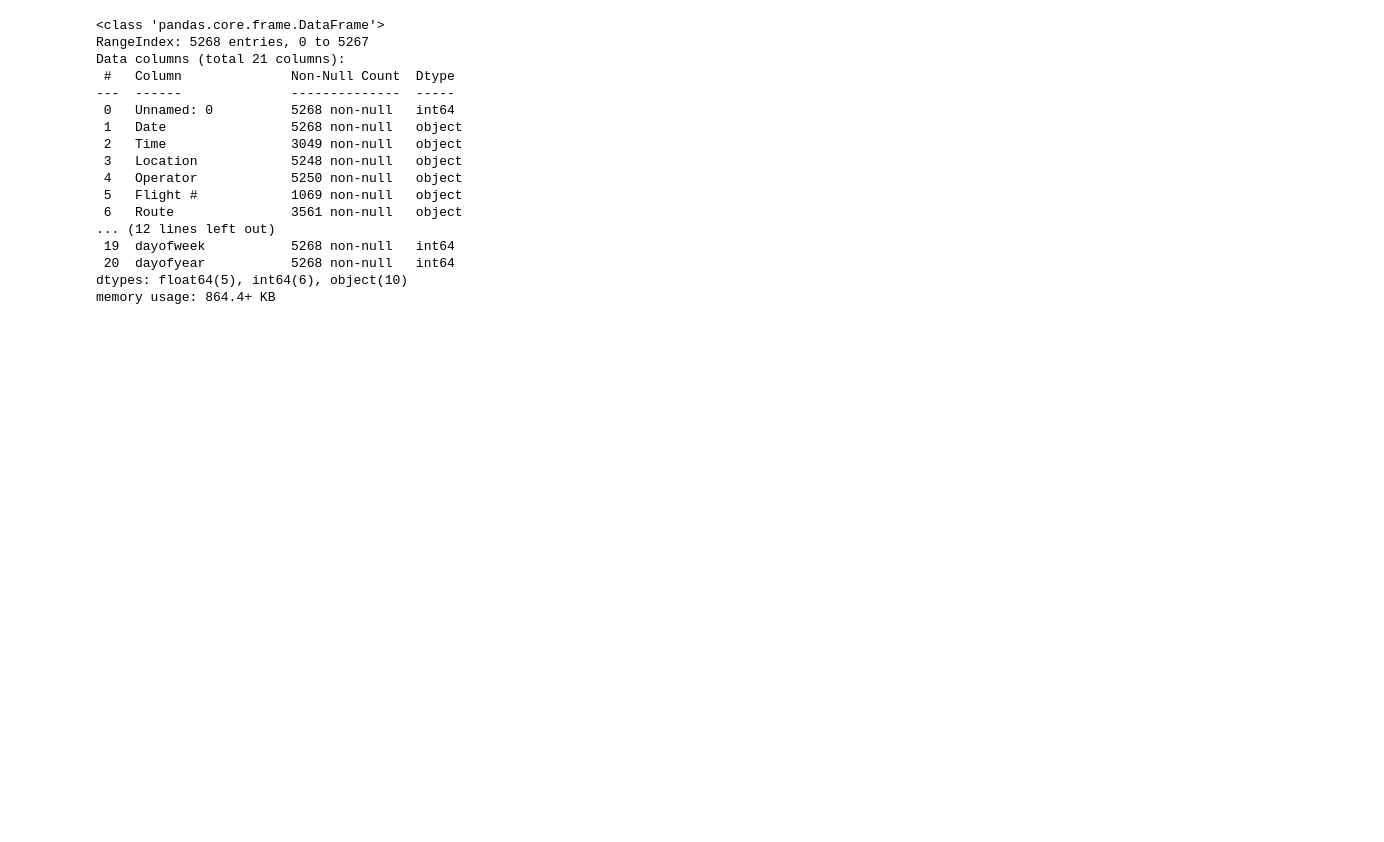
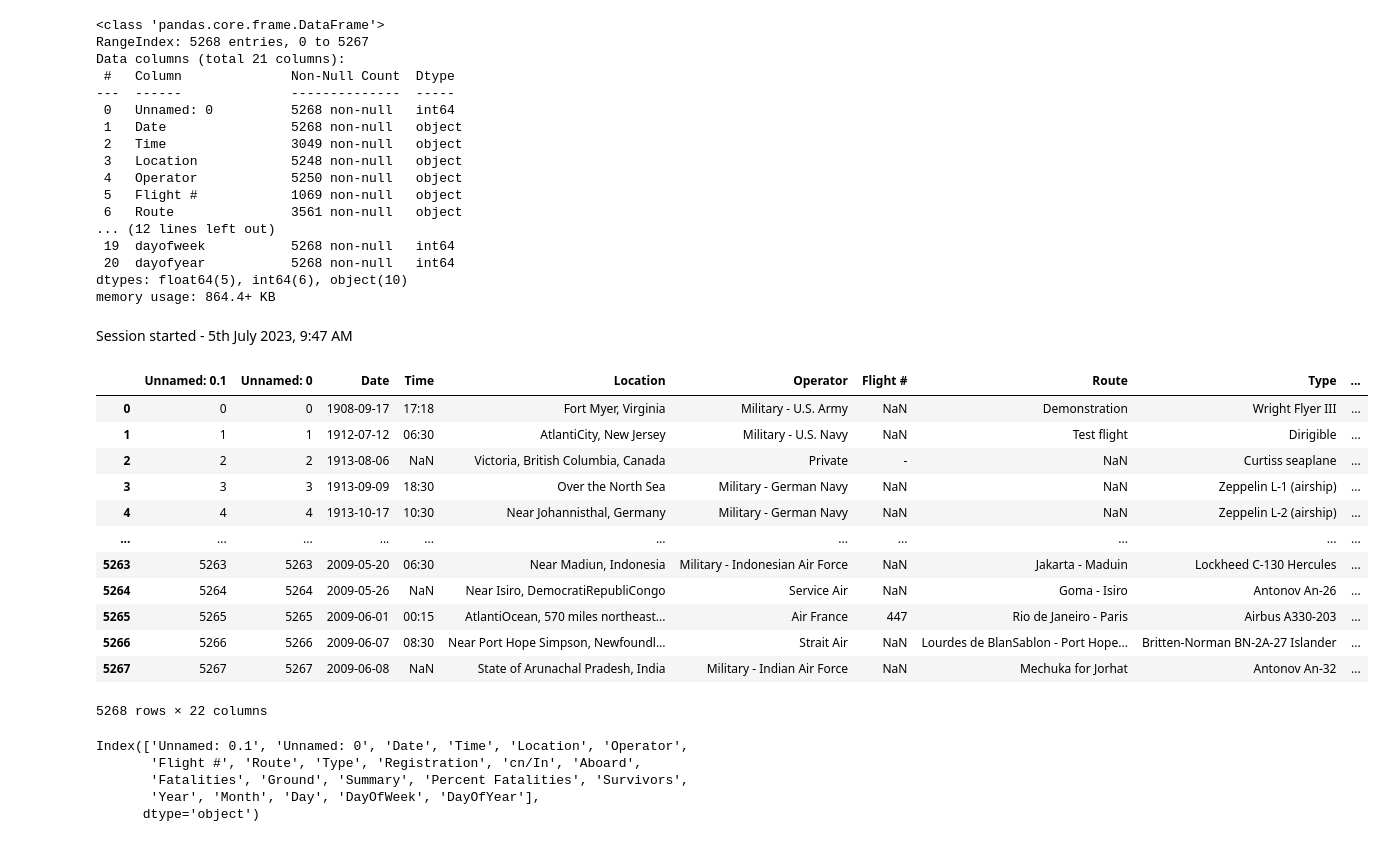
Before and after one commit to Lfg2st/aircraft-crashes-data-EDA, a Jupyter notebook: notebooks/main.ipynb, the cells around one changed output. Saved outputs shown, nothing was run; the diff lists cells and outputs as text; code cells hidden in the pictures; blank space fills up the shorter version.

```diff
--- a/aircraft-crashes-eda/notebooks/main.ipynb
+++ b/notebooks/main.ipynb
@@ -571,3 +567,23 @@ Data columns (total 21 columns):
  20  dayofyear           5268 non-null   int64
 dtypes: float64(5), int64(6), object(10)
 memory usage: 864.4+ KB
+# %% [markdown]
+Session started - 5th July 2023, 9:47 AM
+# %%
+df = pd.read_csv('../data/dataset-logs/30-06-2023-12_20-df.csv')
+# %%
+df
+# %% [output]
+|  | Unnamed: 0.1 | Unnamed: 0 | Date | Time | Location | Operator | Flight # | Route | Type | ... |
+| 0 | 0 | 0 | 1908-09-17 | 17:18 | Fort Myer, Virginia | Military - U.S. Army | NaN | Demonstration | Wright Flyer III | ... |
+| 1 | 1 | 1 | 1912-07-12 | 06:30 | AtlantiCity, New Jersey | Military - U.S. Navy | NaN | Test flight | Dirigible | ... |
+| 2 | 2 | 2 | 1913-08-06 | NaN | Victoria, British Columbia, Canada | Private | - | NaN | Curtiss seaplane | ... |
+| 3 | 3 | 3 | 1913-09-09 | 18:30 | Over the North Sea | Military - German Navy | NaN | NaN | Zeppelin L-1 (airship) | ... |
+| 4 | 4 | 4 | 1913-10-17 | 10:30 | Near Johannisthal, Germany | Military - German Navy | NaN | NaN | Zeppelin L-2 (airship) | ... |
+| ... | ... | ... | ... | ... | ... | ... | ... | ... | ... | ... |
+| 5263 | 5263 | 5263 | 2009-05-20 | 06:30 | Near Madiun, Indonesia | Military - Indonesian Air Force | NaN | Jakarta - Maduin | Lockheed C-130 Hercules | ... |
+| 5264 | 5264 | 5264 | 2009-05-26 | NaN | Near Isiro, DemocratiRepubliCongo | Service Air | NaN | Goma - Isiro | Antonov An-26 | ... |
+| 5265 | 5265 | 5265 | 2009-06-01 | 00:15 | AtlantiOcean, 570 miles northeast... | Air France | 447 | Rio de Janeiro - Paris | Airbus A330-203 | ... |
+| 5266 | 5266 | 5266 | 2009-06-07 | 08:30 | Near Port Hope Simpson, Newfoundl... | Strait Air | NaN | Lourdes de BlanSablon - Port Hope... | Britten-Norman BN-2A-27 Islander | ... |
+| 5267 | 5267 | 5267 | 2009-06-08 | NaN | State of Arunachal Pradesh, India | Military - Indian Air Force | NaN | Mechuka for Jorhat | Antonov An-32 | ... |
+5268 rows × 22 columns
@@ -573,0 +592,8 @@ memory usage: 864.4+ KB
+# %%
+df.columns
+# %% [output]
+Index(['Unnamed: 0.1', 'Unnamed: 0', 'Date', 'Time', 'Location', 'Operator',
+       'Flight #', 'Route', 'Type', 'Registration', 'cn/In', 'Aboard',
+       'Fatalities', 'Ground', 'Summary', 'Percent Fatalities', 'Survivors',
+       'Year', 'Month', 'Day', 'DayOfWeek', 'DayOfYear'],
+      dtype='object')
```
Also changed, not shown: parts of 17 cells of this notebook, 22 other files.
